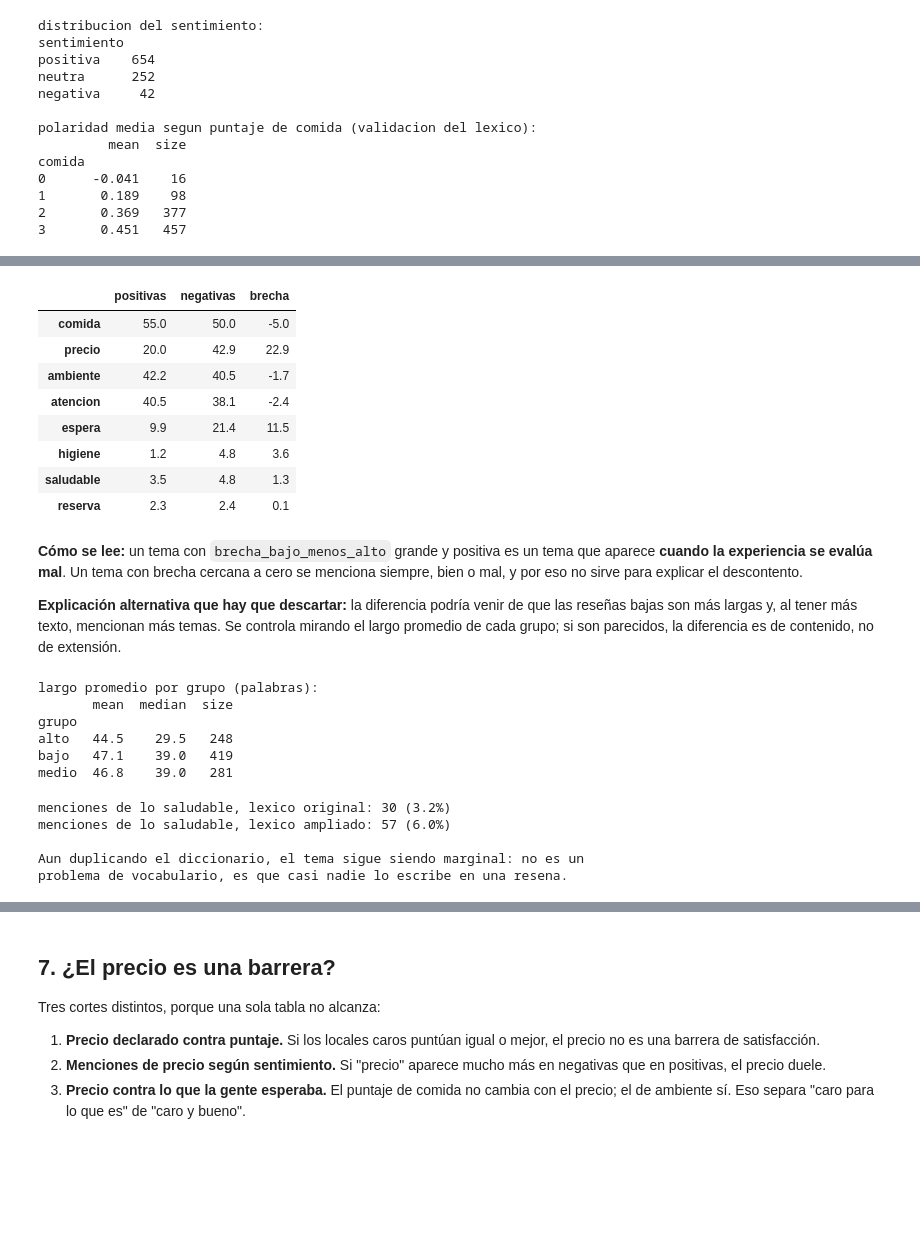
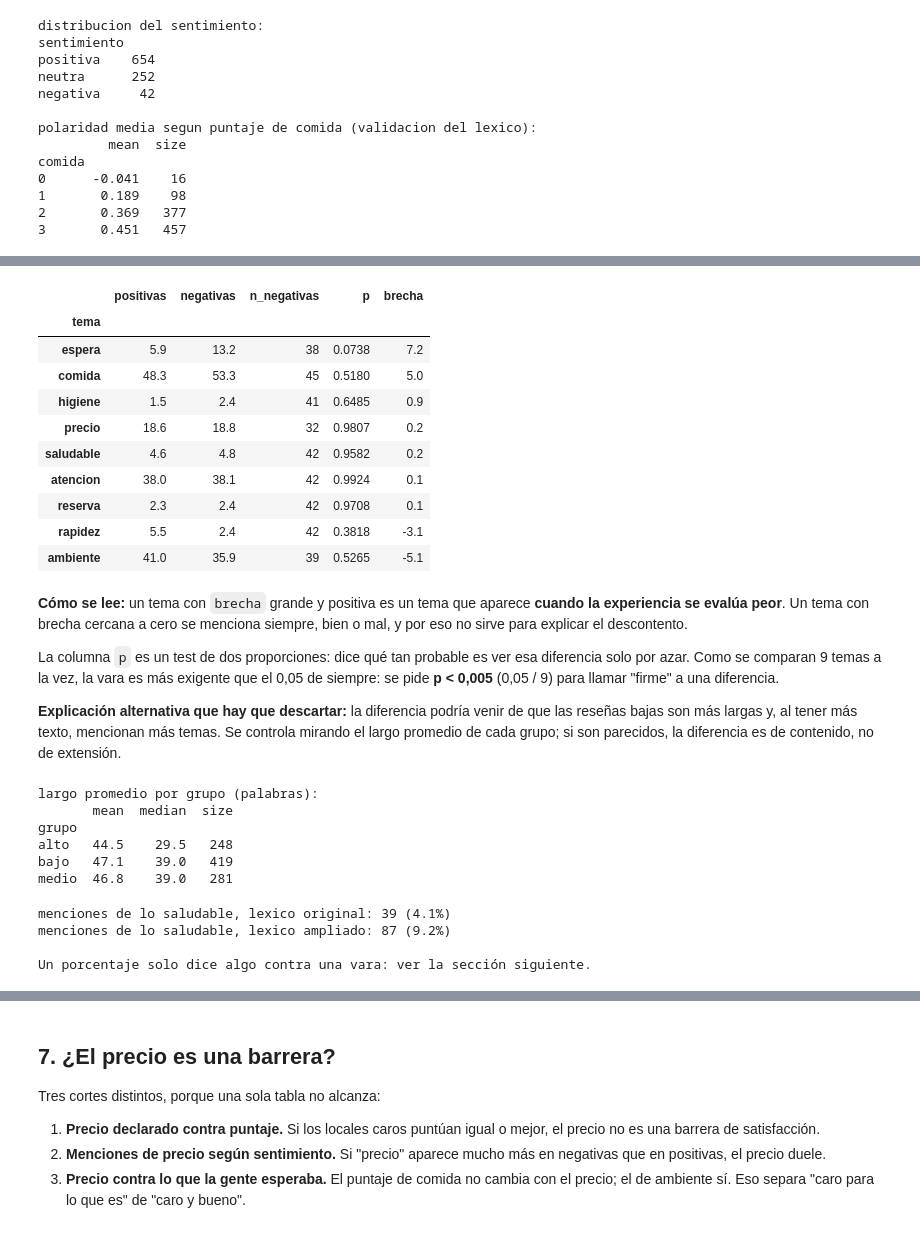
Before and after one commit to TheDonels3/Consulting-Challenge-Data-analytics, a Jupyter notebook: notebooks/03_resenas_punto3.ipynb, the cells around one changed output, grey strips where cells are left out. Drawn from its saved outputs; the diff is of its cells as text; code cells hidden in the pictures; blank space fills up the shorter version.

```diff
--- a/notebooks/03_resenas_punto3.ipynb
+++ b/notebooks/03_resenas_punto3.ipynb
@@ -683,16 +743,22 @@ crudo cruda insipido insipida desagradable sucio sucia grosero grosera lento len
 decepcionante error faltaba olvidaron quemado seco seca escaso escasa ruidoso ruidosa incomodo incomoda nunca'''.split())
 
 
-def polaridad(t):
+def polaridad(t, excluir=None):
+    """(positivas - negativas) / (total + 1). Con `excluir` (un patrón), esas palabras no cuentan."""
     palabras = re.findall(r'[a-z]+', normalizar(t))
+    if excluir:
+        palabras = [p for p in palabras if not re.fullmatch(excluir, p)]
     pos = sum(p in POS for p in palabras)
     neg = sum(p in NEG for p in palabras)
     return (pos - neg) / (pos + neg + 1)
 
 
+def sentimiento(pol):
+    return np.where(pol > 0.15, 'positiva', np.where(pol < -0.15, 'negativa', 'neutra'))
+
+
 con_texto['polaridad'] = con_texto['texto'].map(polaridad)
-con_texto['sentimiento'] = np.where(con_texto['polaridad'] > 0.15, 'positiva',
-                            np.where(con_texto['polaridad'] < -0.15, 'negativa', 'neutra'))
+con_texto['sentimiento'] = sentimiento(con_texto['polaridad'])
 
 print('distribucion del sentimiento:')
 print(con_texto['sentimiento'].value_counts().to_string())
@@ -722,9 +793,15 @@ Por eso el corte principal **no usa el léxico**: usa el puntaje que puso el pro
 # %%
 con_texto['grupo'] = np.where(con_texto['score'] <= 2, 'bajo',
                        np.where(con_texto['score'] >= 2.67, 'alto', 'medio'))
+con_texto['grupo_estricto'] = np.where(con_texto['score'] <= 1.67, 'bajo estricto',
+                                np.where(con_texto['score'] >= 2.67, 'alto', 'resto'))
 
 print(con_texto['grupo'].value_counts().to_string())
 print()
+print('dentro de "bajo", reseñas con "Muy bueno" en las tres dimensiones:',
+      int((con_texto['grupo'].eq('bajo') & con_texto['score'].round(2).eq(2)).sum()))
+print('bajo estricto (promedio <= 1,67):', int((con_texto['grupo_estricto'] == 'bajo estricto').sum()))
+print()
 print('puntaje promedio por grupo:')
 print(con_texto.groupby('grupo')['score'].agg(['mean', 'size']).round(2).to_string())
 # %% [output]
@@ -764,23 +870,33 @@ tabla_temas.sort_values('brecha_bajo_menos_alto', ascending=False)
 # %%
-# Segunda mirada, con el lexico: temas en resenas positivas vs negativas
-tabla_lexico = pd.DataFrame({
-    'positivas': con_texto[con_texto['sentimiento'] == 'positiva'][columnas_tema].mean().values * 100,
-    'negativas': con_texto[con_texto['sentimiento'] == 'negativa'][columnas_tema].mean().values * 100,
-}, index=etiquetas).round(1)
-tabla_lexico['brecha'] = (tabla_lexico['negativas'] - tabla_lexico['positivas']).round(1)
-tabla_lexico.sort_values('negativas', ascending=False)
+# Segunda mirada, con el léxico pero SIN circularidad: para cada tema, la polaridad
+# se recalcula sacando las palabras de ese tema.
+filas = []
+for tema in TEMAS:
+    col = 't_' + tema
+    sent = pd.Series(sentimiento(con_texto['texto'].map(lambda t: polaridad(t, TEMAS[tema]))),
+                     index=con_texto.index)
+    pos, neg = con_texto[sent == 'positiva'], con_texto[sent == 'negativa']
+    filas.append({'tema': tema, 'positivas': pos[col].mean() * 100, 'negativas': neg[col].mean() * 100,
+                  'n_negativas': len(neg), 'p': p_dos_proporciones(neg[col], pos[col])})
+tabla_lexico = pd.DataFrame(filas).set_index('tema')
+tabla_lexico['brecha'] = tabla_lexico['negativas'] - tabla_lexico['positivas']
+tabla_lexico.round({'positivas': 1, 'negativas': 1, 'brecha': 1, 'p': 4}).sort_values('brecha', ascending=False)
 # %% [output]
-|  | positivas | negativas | brecha |
-| comida | 55.0 | 50.0 | -5.0 |
-| precio | 20.0 | 42.9 | 22.9 |
-| ambiente | 42.2 | 40.5 | -1.7 |
-| atencion | 40.5 | 38.1 | -2.4 |
-| espera | 9.9 | 21.4 | 11.5 |
-| higiene | 1.2 | 4.8 | 3.6 |
-| saludable | 3.5 | 4.8 | 1.3 |
-| reserva | 2.3 | 2.4 | 0.1 |
+|  | positivas | negativas | n_negativas | p | brecha |
+| tema |  |  |  |  |  |
+| espera | 5.9 | 13.2 | 38 | 0.0738 | 7.2 |
+| comida | 48.3 | 53.3 | 45 | 0.5180 | 5.0 |
+| higiene | 1.5 | 2.4 | 41 | 0.6485 | 0.9 |
+| precio | 18.6 | 18.8 | 32 | 0.9807 | 0.2 |
+| saludable | 4.6 | 4.8 | 42 | 0.9582 | 0.2 |
+| atencion | 38.0 | 38.1 | 42 | 0.9924 | 0.1 |
+| reserva | 2.3 | 2.4 | 42 | 0.9708 | 0.1 |
+| rapidez | 5.5 | 2.4 | 42 | 0.3818 | -3.1 |
+| ambiente | 41.0 | 35.9 | 39 | 0.5265 | -5.1 |
 # %% [markdown]
-**Cómo se lee:** un tema con `brecha_bajo_menos_alto` grande y positiva es un tema que aparece **cuando la experiencia se evalúa mal**. Un tema con brecha cercana a cero se menciona siempre, bien o mal, y por eso no sirve para explicar el descontento.
+**Cómo se lee:** un tema con `brecha` grande y positiva es un tema que aparece **cuando la experiencia se evalúa peor**. Un tema con brecha cercana a cero se menciona siempre, bien o mal, y por eso no sirve para explicar el descontento.
+
+La columna `p` es un test de dos proporciones: dice qué tan probable es ver esa diferencia solo por azar. Como se comparan 9 temas a la vez, la vara es más exigente que el 0,05 de siempre: se pide **p < 0,005** (0,05 / 9) para llamar "firme" a una diferencia.
 
 **Explicación alternativa que hay que descartar:** la diferencia podría venir de que las reseñas bajas son más largas y, al tener más texto, mencionan más temas. Se controla mirando el largo promedio de cada grupo; si son parecidos, la diferencia es de contenido, no de extensión.
 # %%
@@ -796,24 +912,21 @@ bajo   47.1    39.0   419
 medio  46.8    39.0   281
 # %%
 # El diccionario puede subestimar el tema 'saludable': la gente no siempre usa
-# la palabra 'saludable'. Se prueba un lexico ampliado para ver si el hallazgo
-# se cae o se sostiene.
+# la palabra 'saludable'. Se prueba un lexico ampliado para ver cuánto cambia.
 AMPLIADO = (r'\b(?:liviano|liviana|fresco|fresca|sin culpa|plant based|plant-based|'
             r'proteico|proteica|proteina|veggie|vegetal|verduras|ensalada|ensaladas|'
             r'integrales|keto|detox|light|apto celiaco|sin conservantes|'
             r'agroecologico|agroecologica|de estacion)\b')
 
-menciones_ampliadas = con_texto['texto_norm'].str.contains(AMPLIADO, regex=True)
+menciones_ampliadas = con_texto['t_saludable'] | con_texto['texto_norm'].str.contains(AMPLIADO, regex=True)
 print('menciones de lo saludable, lexico original:', int(con_texto['t_saludable'].sum()),
       f'({con_texto["t_saludable"].mean() * 100:.1f}%)')
 print('menciones de lo saludable, lexico ampliado:', int(menciones_ampliadas.sum()),
       f'({menciones_ampliadas.mean() * 100:.1f}%)')
 print()
-print('Aun duplicando el diccionario, el tema sigue siendo marginal: no es un')
-print('problema de vocabulario, es que casi nadie lo escribe en una resena.')
+print('Un porcentaje solo dice algo contra una vara: ver la sección siguiente.')
 # %% [output]
-menciones de lo saludable, lexico original: 30 (3.2%)
-menciones de lo saludable, lexico ampliado: 57 (6.0%)
+menciones de lo saludable, lexico original: 39 (4.1%)
+menciones de lo saludable, lexico ampliado: 87 (9.2%)
 
-Aun duplicando el diccionario, el tema sigue siendo marginal: no es un
-problema de vocabulario, es que casi nadie lo escribe en una resena.
+Un porcentaje solo dice algo contra una vara: ver la sección siguiente.
```
Also changed, not shown: parts of 22 cells of this notebook, 1 other file.
